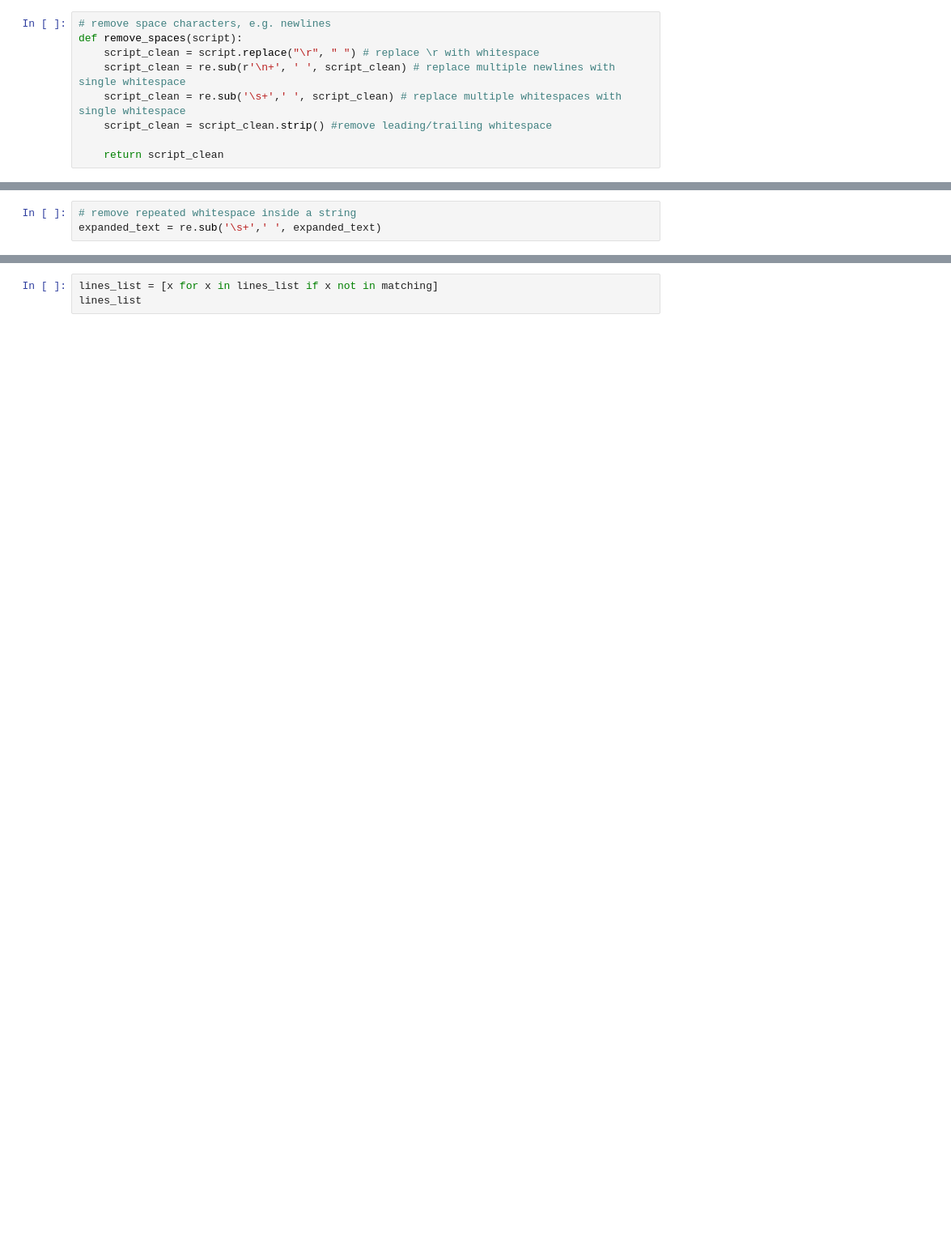
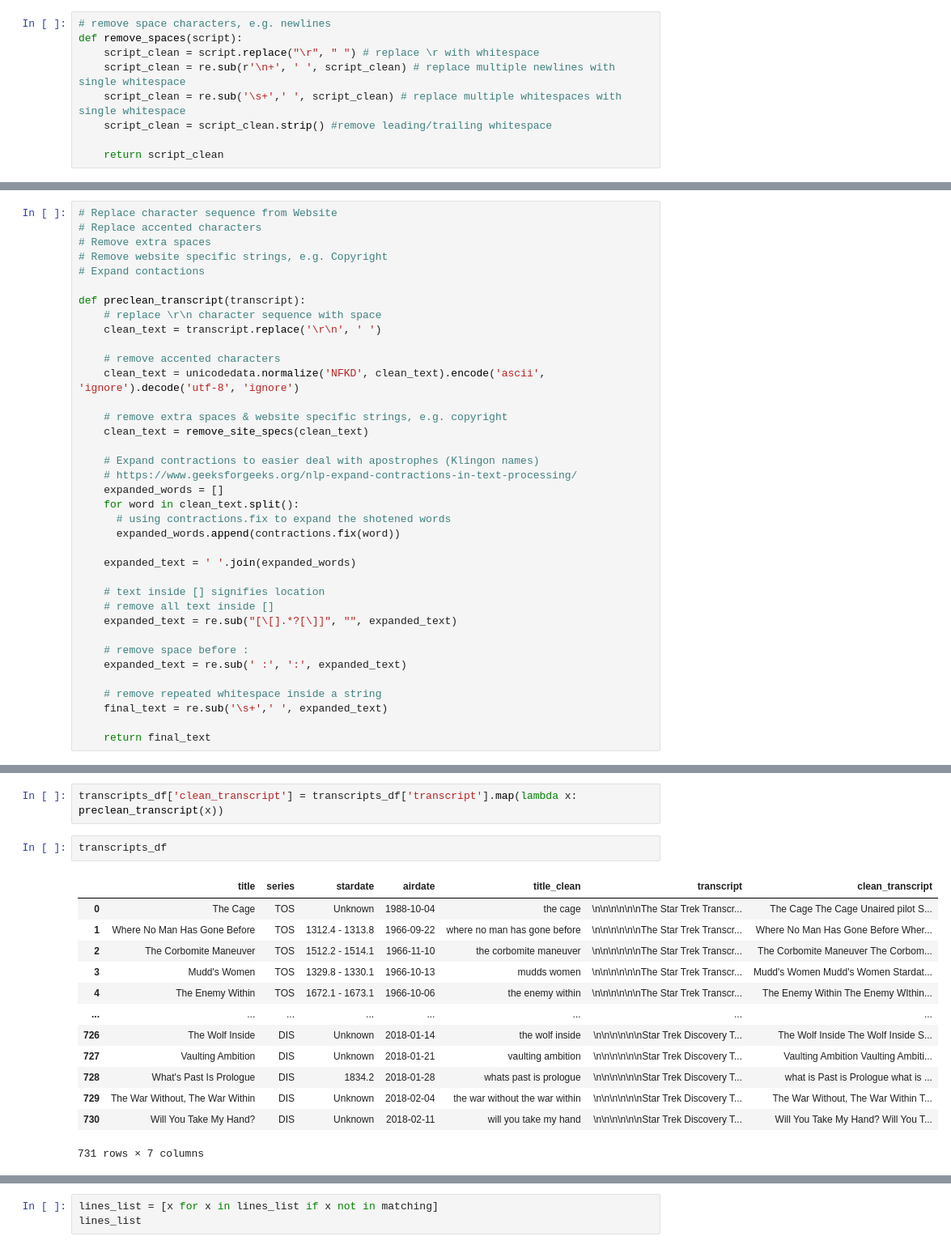
Before and after one commit to mediasittich/bayesian_topic_modeling_lda, a Jupyter notebook: notebooks/Pre-processing the Transcripts.ipynb, the cells around one changed output, grey strips where cells are left out. Shown at 81% size. Saved outputs shown, nothing was run; the diff lists cells and outputs as text; blank space fills up the shorter version.

Commit message:
add pre-cleaned transcript column

```diff
--- a/notebooks/Pre-processing the Transcripts.ipynb
+++ b/notebooks/Pre-processing the Transcripts.ipynb
@@ -118,3 +88,0 @@ expanded_text = re.sub(' :', ':', expanded_text)
-# %%
-# remove repeated whitespace inside a string
-expanded_text = re.sub('\s+',' ', expanded_text)
@@ -124,0 +89,37 @@ expanded_text
+# %%
+# Replace character sequence from Website
+# Replace accented characters
+# Remove extra spaces
+# Remove website specific strings, e.g. Copyright
+# Expand contactions
+
+def preclean_transcript(transcript):
+    # replace \r\n character sequence with space
+    clean_text = transcript.replace('\r\n', ' ')
+
+    # remove accented characters
+    clean_text = unicodedata.normalize('NFKD', clean_text).encode('ascii', 'ignore').decode('utf-8', 'ignore')
+
+    # remove extra spaces & website specific strings, e.g. copyright
+    clean_text = remove_site_specs(clean_text)
+
+    # Expand contractions to easier deal with apostrophes (Klingon names)
+    # https://www.geeksforgeeks.org/nlp-expand-contractions-in-text-processing/
+    expanded_words = []
+    for word in clean_text.split():
+      # using contractions.fix to expand the shotened words
+      expanded_words.append(contractions.fix(word))
+
+    expanded_text = ' '.join(expanded_words)
+
+    # text inside [] signifies location
+    # remove all text inside []
+    expanded_text = re.sub("[\[].*?[\]]", "", expanded_text)
+
+    # remove space before :
+    expanded_text = re.sub(' :', ':', expanded_text)
+
+    # remove repeated whitespace inside a string
+    final_text = re.sub('\s+',' ', expanded_text)
+
+    return final_text
@@ -124,0 +130,18 @@ expanded_text
+# %%
+transcripts_df['clean_transcript'] = transcripts_df['transcript'].map(lambda x: preclean_transcript(x))
+# %%
+transcripts_df
+# %% [output]
+|  | title | series | stardate | airdate | title_clean | transcript | clean_transcript |
+| 0 | The Cage | TOS | Unknown | 1988-10-04 | the cage | \n\n\n\n\n\nThe Star Trek Transcr... | The Cage The Cage Unaired pilot S... |
+| 1 | Where No Man Has Gone Before | TOS | 1312.4 - 1313.8 | 1966-09-22 | where no man has gone before | \n\n\n\n\n\nThe Star Trek Transcr... | Where No Man Has Gone Before Wher... |
+| 2 | The Corbomite Maneuver | TOS | 1512.2 - 1514.1 | 1966-11-10 | the corbomite maneuver | \n\n\n\n\n\nThe Star Trek Transcr... | The Corbomite Maneuver The Corbom... |
+| 3 | Mudd's Women | TOS | 1329.8 - 1330.1 | 1966-10-13 | mudds women | \n\n\n\n\n\nThe Star Trek Transcr... | Mudd's Women Mudd's Women Stardat... |
+| 4 | The Enemy Within | TOS | 1672.1 - 1673.1 | 1966-10-06 | the enemy within | \n\n\n\n\n\nThe Star Trek Transcr... | The Enemy Within The Enemy WIthin... |
+| ... | ... | ... | ... | ... | ... | ... | ... |
+| 726 | The Wolf Inside | DIS | Unknown | 2018-01-14 | the wolf inside | \n\n\n\n\n\nStar Trek Discovery T... | The Wolf Inside The Wolf Inside S... |
+| 727 | Vaulting Ambition | DIS | Unknown | 2018-01-21 | vaulting ambition | \n\n\n\n\n\nStar Trek Discovery T... | Vaulting Ambition Vaulting Ambiti... |
+| 728 | What's Past Is Prologue | DIS | 1834.2 | 2018-01-28 | whats past is prologue | \n\n\n\n\n\nStar Trek Discovery T... | what is Past is Prologue what is ... |
+| 729 | The War Without, The War Within | DIS | Unknown | 2018-02-04 | the war without the war within | \n\n\n\n\n\nStar Trek Discovery T... | The War Without, The War Within T... |
+| 730 | Will You Take My Hand? | DIS | Unknown | 2018-02-11 | will you take my hand | \n\n\n\n\n\nStar Trek Discovery T... | Will You Take My Hand? Will You T... |
+731 rows × 7 columns
```
Also changed, not shown: parts of 18 cells of this notebook.
